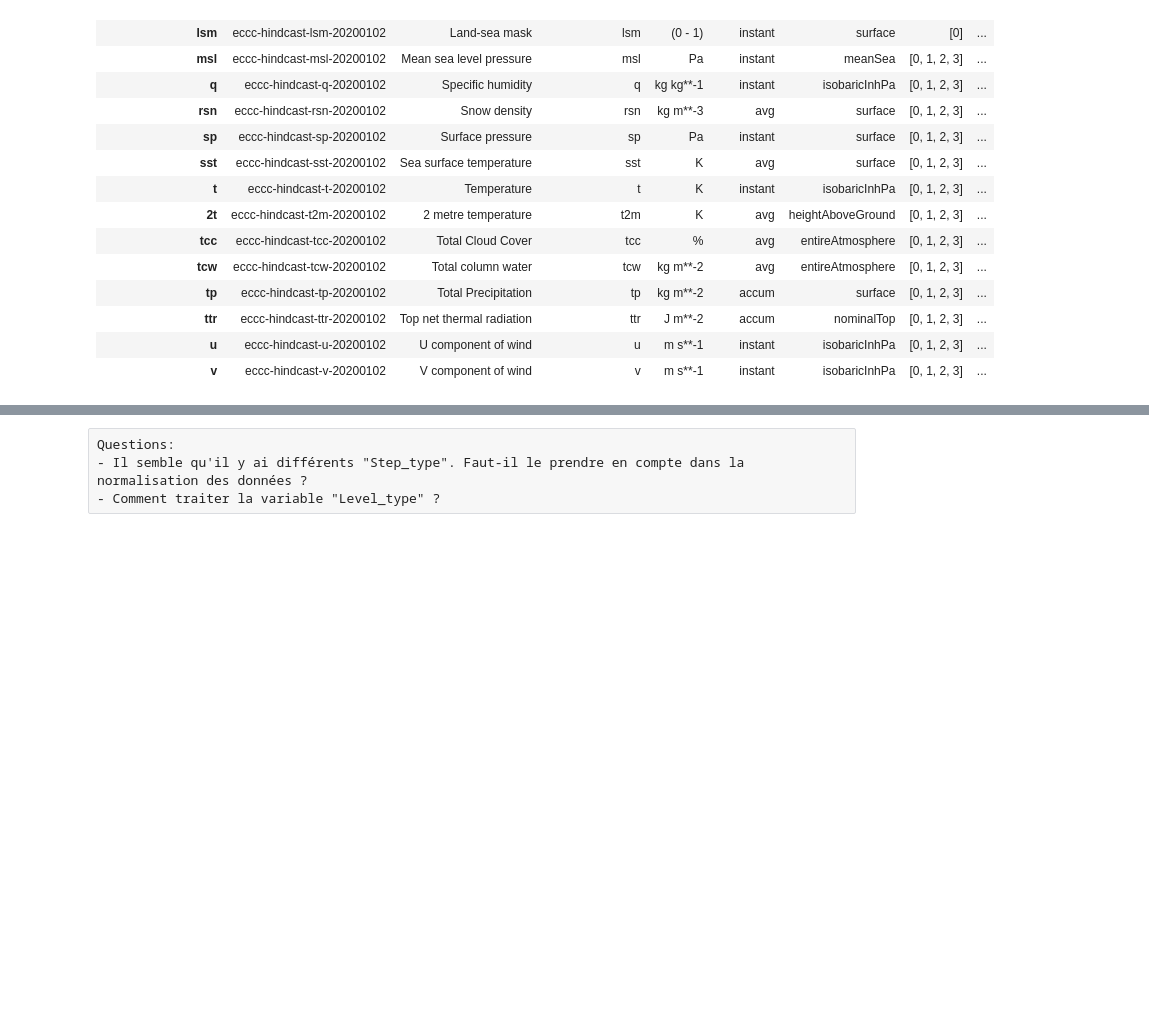
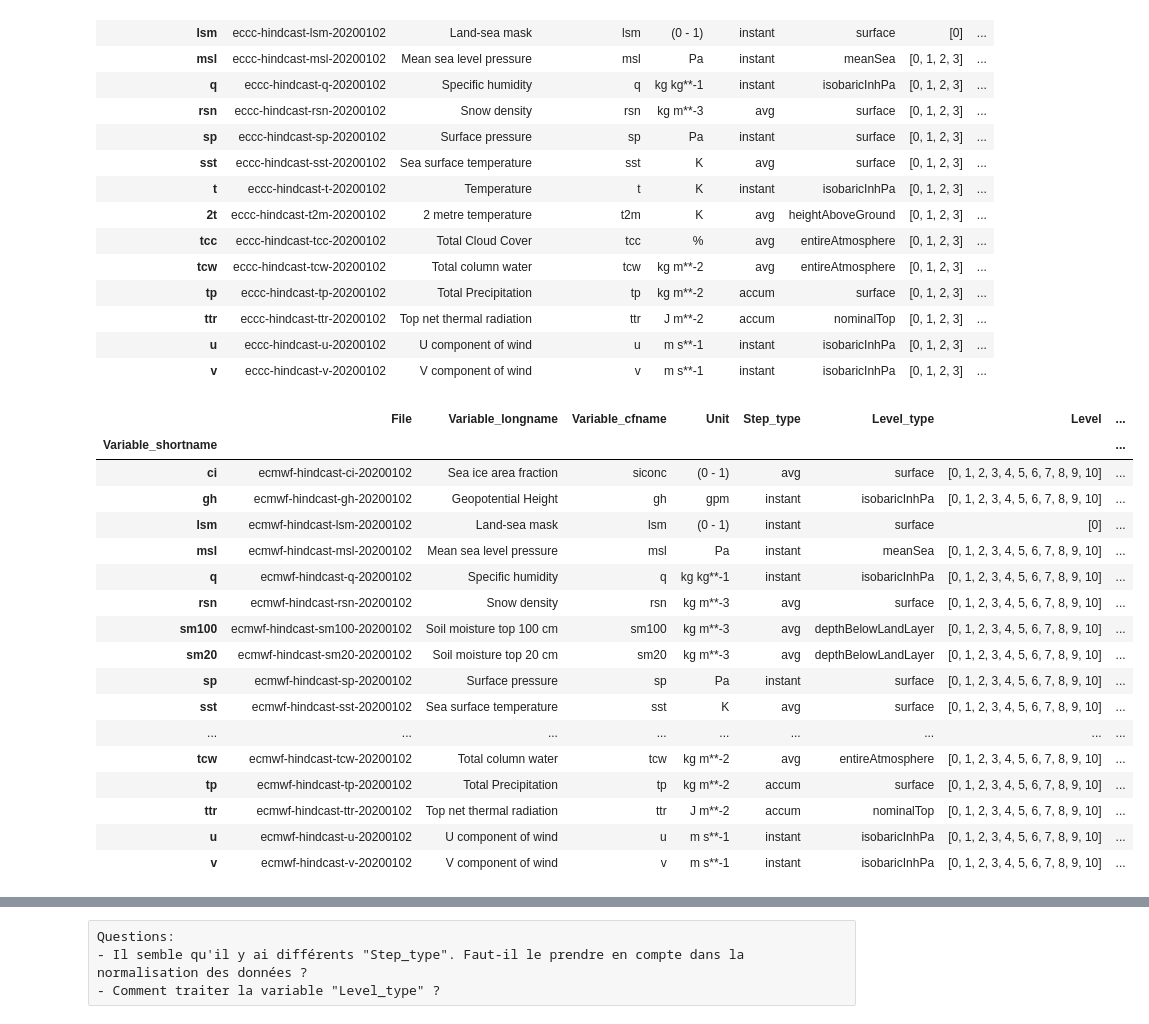
Before and after one commit to crim-ca/crims2s, a Jupyter notebook: notebooks/JG - Data Processing.ipynb, the cells around one changed output, grey strips where cells are left out. Cells and saved outputs as stored; diff of their text form; code cells hidden in the pictures; blank space fills up the shorter version.

```diff
--- a/notebooks/JG - Data Processing.ipynb
+++ b/notebooks/JG - Data Processing.ipynb
@@ -38,4 +54,40 @@ if BOOT_DASK_CLUSTER:
 # %% [markdown]
 # Extract informations from Data
+# %%
+def extract_informations_from_data(files: list) -> pd.DataFrame:
+    df: pd.DataFrame = pd.DataFrame(columns=["File", "Variable_shortname", "Variable_longname", "Variable_cfname", "Unit",
+                                             "Step_type", "Level_type", "Level", "Number_of_points", "Missing_values", "Dimensions",
+                                             "filepath"])
+
+    for file, i in zip(files, tqdm(range(0, len(files)), desc ="Extract informations from dataset files")):
+
+        ds = xr.open_dataset(file)
+        var_name = list(ds.data_vars.keys())
+        filename = os.path.splitext(os.path.basename(str(file)))[0]
+        var_shortname = ds[var_name[0]].GRIB_shortName
+        long_name = ds[var_name[0]].long_name
+        var_unit = ds[var_name[0]].GRIB_units
+        var_cfname = ds[var_name[0]].GRIB_cfVarName
+        missing_values = ds[var_name[0]].GRIB_missingValue
+        level = ds[var_name[0]].realization.data
+        level_type = ds[var_name[0]].GRIB_typeOfLevel
+        number_of_points = ds[var_name[0]].GRIB_numberOfPoints
+        step_type = ds[var_name[0]].GRIB_stepType
+        dim = list(set(["forecast_time", "latitude", "lead_time", "longitude", "realization", "valid_time"]).symmetric_difference(set(list(ds[var_name[0]].coords.keys()))))
+
+        df = df.append({"File": filename,
+                        "Variable_shortname": var_shortname,
+                        "Variable_longname": long_name,
+                        "Variable_cfname": var_cfname,
+                        "Unit": var_unit,
+                        "Step_type": step_type,
+                        "Level_type": level_type,
+                        "Level": level,
+                        "Number_of_points": number_of_points,
+                        "Missing_values": missing_values,
+                        "Dimensions": ", ".join(dim),
+                        "filepath": str(file)},
+                       ignore_index=True)
+    return df
 # %%
 input_path = pathlib.Path(INPUT_DATA)
@@ -75,0 +107,4 @@ for file, i in zip(eccc_files, tqdm(range(0, len(eccc_files)), desc ="Extract in
+# %%
+ecmwf_files = sorted([x for x in input_path.iterdir() if x.stem.startswith("ecmwf")])
+# %%
+ecmwf_files: pd.DataFrame = extract_informations_from_data(ecmwf_files)
@@ -98,3 +139,26 @@ sub_eccc_files_df
 | ttr | eccc-hindcast-ttr-20200102 | Top net thermal radiation | ttr | J m**-2 | accum | nominalTop | [0, 1, 2, 3] | ... |
 | u | eccc-hindcast-u-20200102 | U component of wind | u | m s**-1 | instant | isobaricInhPa | [0, 1, 2, 3] | ... |
 | v | eccc-hindcast-v-20200102 | V component of wind | v | m s**-1 | instant | isobaricInhPa | [0, 1, 2, 3] | ... |
+# %%
+ecmwf_files = ecmwf_files.drop_duplicates(subset=['Variable_shortname'])
+ecmwf_files.set_index("Variable_shortname", inplace=True)
+ecmwf_files
+# %% [output]
+|  | File | Variable_longname | Variable_cfname | Unit | Step_type | Level_type | Level | ... |
+| Variable_shortname |  |  |  |  |  |  |  | ... |
+| ci | ecmwf-hindcast-ci-20200102 | Sea ice area fraction | siconc | (0 - 1) | avg | surface | [0, 1, 2, 3, 4, 5, 6, 7, 8, 9, 10] | ... |
+| gh | ecmwf-hindcast-gh-20200102 | Geopotential Height | gh | gpm | instant | isobaricInhPa | [0, 1, 2, 3, 4, 5, 6, 7, 8, 9, 10] | ... |
+| lsm | ecmwf-hindcast-lsm-20200102 | Land-sea mask | lsm | (0 - 1) | instant | surface | [0] | ... |
+| msl | ecmwf-hindcast-msl-20200102 | Mean sea level pressure | msl | Pa | instant | meanSea | [0, 1, 2, 3, 4, 5, 6, 7, 8, 9, 10] | ... |
+| q | ecmwf-hindcast-q-20200102 | Specific humidity | q | kg kg**-1 | instant | isobaricInhPa | [0, 1, 2, 3, 4, 5, 6, 7, 8, 9, 10] | ... |
+| rsn | ecmwf-hindcast-rsn-20200102 | Snow density | rsn | kg m**-3 | avg | surface | [0, 1, 2, 3, 4, 5, 6, 7, 8, 9, 10] | ... |
+| sm100 | ecmwf-hindcast-sm100-20200102 | Soil moisture top 100 cm | sm100 | kg m**-3 | avg | depthBelowLandLayer | [0, 1, 2, 3, 4, 5, 6, 7, 8, 9, 10] | ... |
+| sm20 | ecmwf-hindcast-sm20-20200102 | Soil moisture top 20 cm | sm20 | kg m**-3 | avg | depthBelowLandLayer | [0, 1, 2, 3, 4, 5, 6, 7, 8, 9, 10] | ... |
+| sp | ecmwf-hindcast-sp-20200102 | Surface pressure | sp | Pa | instant | surface | [0, 1, 2, 3, 4, 5, 6, 7, 8, 9, 10] | ... |
+| sst | ecmwf-hindcast-sst-20200102 | Sea surface temperature | sst | K | avg | surface | [0, 1, 2, 3, 4, 5, 6, 7, 8, 9, 10] | ... |
+| ... | ... | ... | ... | ... | ... | ... | ... | ... |
+| tcw | ecmwf-hindcast-tcw-20200102 | Total column water | tcw | kg m**-2 | avg | entireAtmosphere | [0, 1, 2, 3, 4, 5, 6, 7, 8, 9, 10] | ... |
+| tp | ecmwf-hindcast-tp-20200102 | Total Precipitation | tp | kg m**-2 | accum | surface | [0, 1, 2, 3, 4, 5, 6, 7, 8, 9, 10] | ... |
+| ttr | ecmwf-hindcast-ttr-20200102 | Top net thermal radiation | ttr | J m**-2 | accum | nominalTop | [0, 1, 2, 3, 4, 5, 6, 7, 8, 9, 10] | ... |
+| u | ecmwf-hindcast-u-20200102 | U component of wind | u | m s**-1 | instant | isobaricInhPa | [0, 1, 2, 3, 4, 5, 6, 7, 8, 9, 10] | ... |
+| v | ecmwf-hindcast-v-20200102 | V component of wind | v | m s**-1 | instant | isobaricInhPa | [0, 1, 2, 3, 4, 5, 6, 7, 8, 9, 10] | ... |
```
Also changed, not shown: parts of 27 cells of this notebook.
